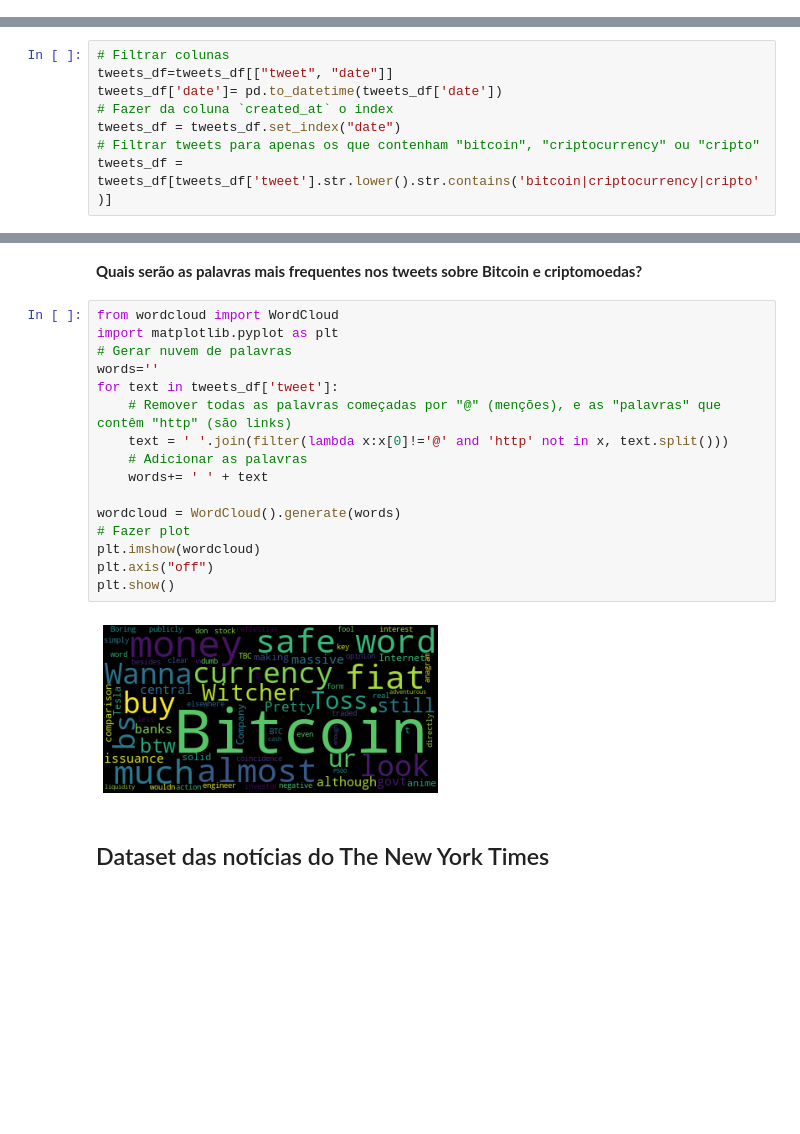
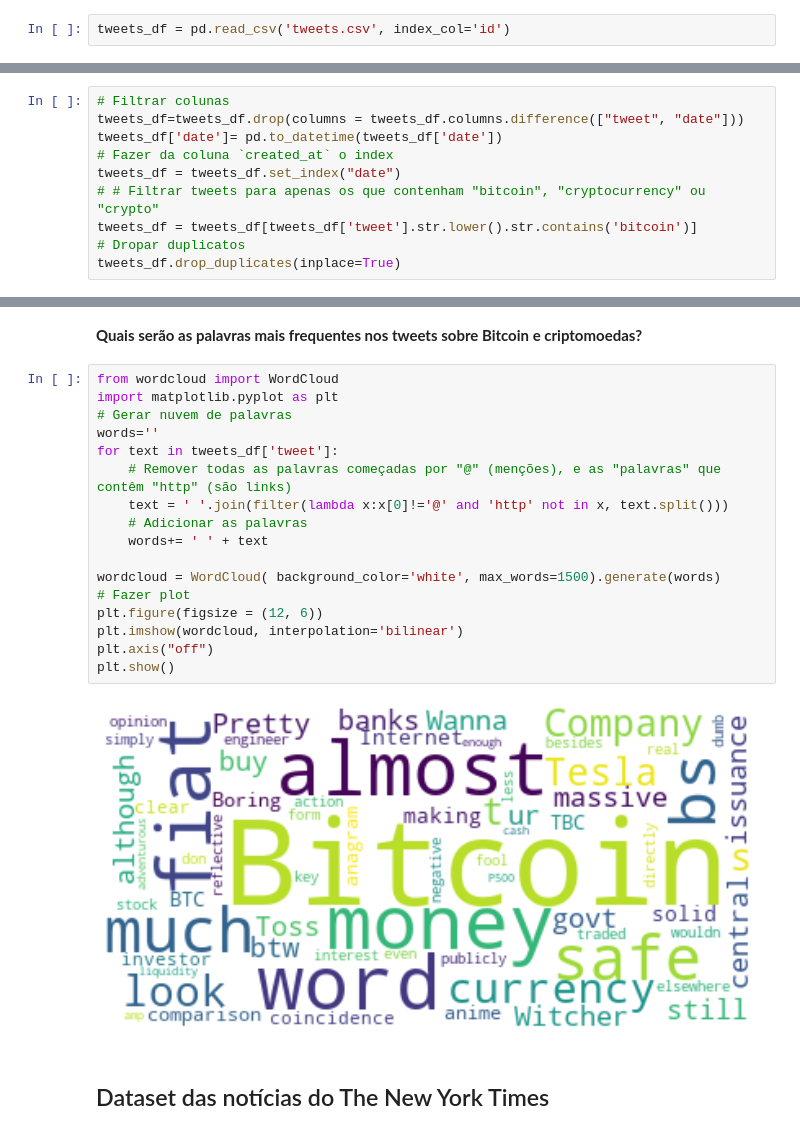
Before and after one commit to lpcatalao/Business_Intel_2021, a Jupyter notebook: EDA.ipynb, the cells around one changed output, grey strips where cells are left out. Saved outputs shown, nothing was run; the diff lists cells and outputs as text; blank space fills up the shorter version.

```diff
--- a/EDA.ipynb
+++ b/EDA.ipynb
@@ -109,0 +138,2 @@ tweets_df = pd.concat(li, axis=0)
+# %%
+tweets_df = pd.read_csv('tweets.csv', index_col='id')
@@ -144,12 +187,14 @@ Vamos apenas manter a coluna `date`, que indica a data, e a coluna `tweet`, que
 No entanto nem todos os **tweets** são referentes a Bitcoin, vamos filtrar para conter apenas os que têm a palavra "bitcoin" na coluna `tweet` (que contêm o conteúdo do tweet).
 # %%
 # Filtrar colunas
-tweets_df=tweets_df[["tweet", "date"]]
+tweets_df=tweets_df.drop(columns = tweets_df.columns.difference(["tweet", "date"]))
 tweets_df['date']= pd.to_datetime(tweets_df['date'])
 # Fazer da coluna `created_at` o index
 tweets_df = tweets_df.set_index("date")
-# Filtrar tweets para apenas os que contenham "bitcoin", "criptocurrency" ou "cripto"
-tweets_df = tweets_df[tweets_df['tweet'].str.lower().str.contains('bitcoin|criptocurrency|cripto')]
+# # Filtrar tweets para apenas os que contenham "bitcoin", "cryptocurrency" ou "crypto"
+tweets_df = tweets_df[tweets_df['tweet'].str.lower().str.contains('bitcoin')]
+# Dropar duplicatos
+tweets_df.drop_duplicates(inplace=True)
 # %% [markdown]
 Quantos tweets temos agora?
 # %%
@@ -184,21 +282,22 @@ tweets_df
 # %%
 from wordcloud import WordCloud
 import matplotlib.pyplot as plt
 # Gerar nuvem de palavras
 words=''
 for text in tweets_df['tweet']:
     # Remover todas as palavras começadas por "@" (menções), e as "palavras" que contêm "http" (são links)
     text = ' '.join(filter(lambda x:x[0]!='@' and 'http' not in x, text.split()))
     # Adicionar as palavras
     words+= ' ' + text
 
-wordcloud = WordCloud().generate(words)
+wordcloud = WordCloud( background_color='white', max_words=1500).generate(words)
 # Fazer plot
-plt.imshow(wordcloud)
+plt.figure(figsize = (12, 6))
+plt.imshow(wordcloud, interpolation='bilinear')
 plt.axis("off")
 plt.show()
 # %% [output]
-[figure, old version]
+[figure, new version]
 # %% [markdown]
 ## Dataset das notícias do The New York Times
 # %%
```
Also changed, not shown: parts of 46 cells of this notebook, 1 other file.
